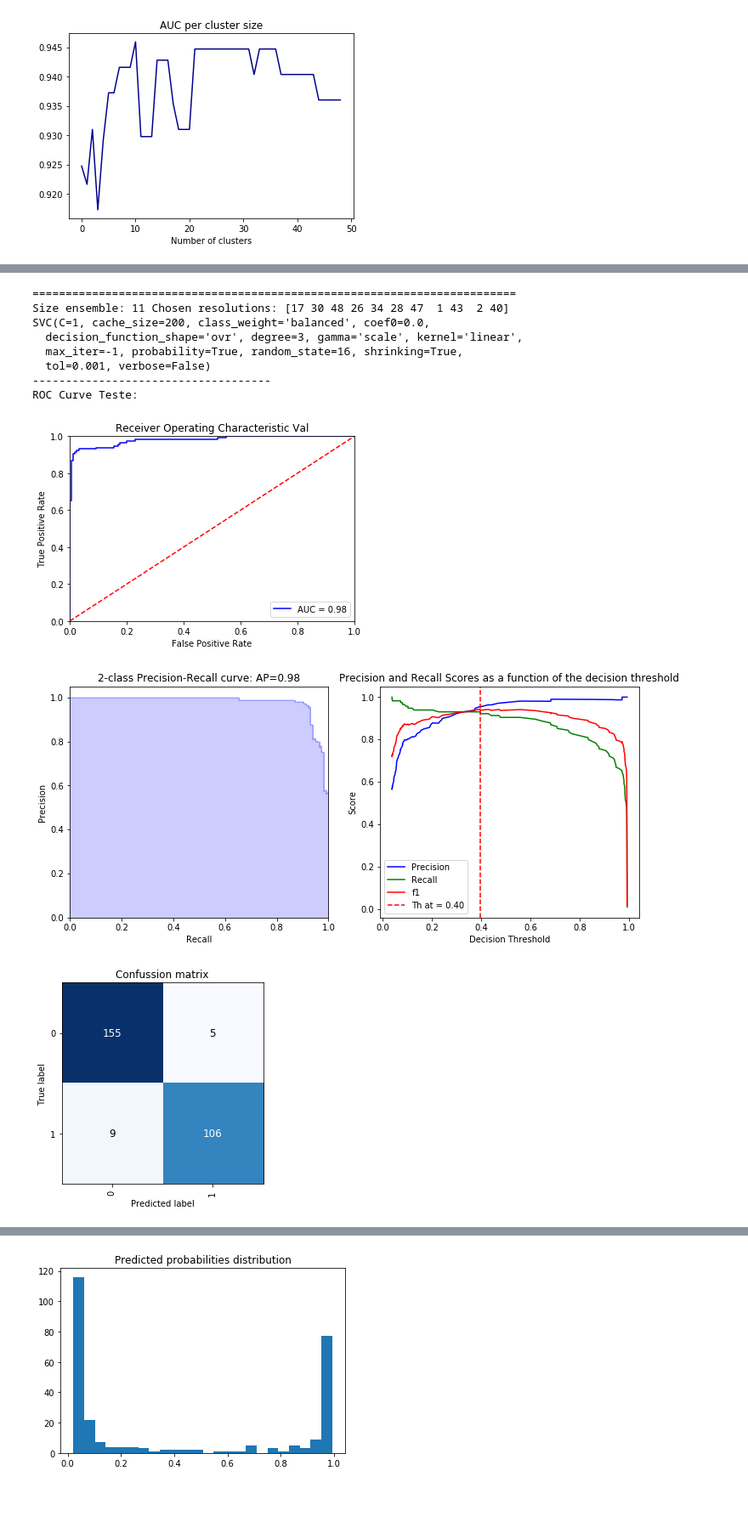
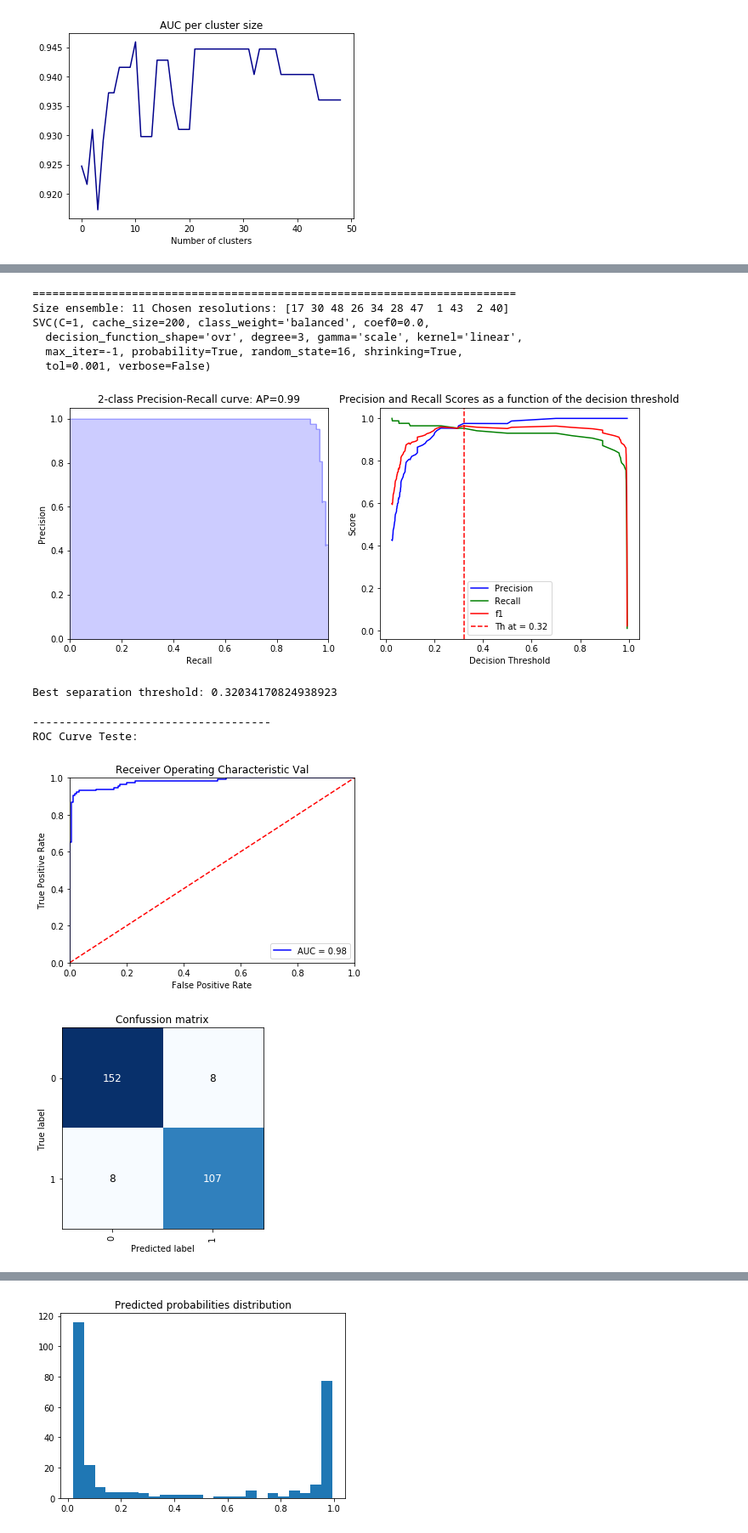
Before and after one commit to saramirthis/CC_seg_clas, a Jupyter notebook: main.ipynb, the cells around one changed output, grey strips where cells are left out. Shown at 85% size. Saved outputs shown, nothing was run; the diff lists cells and outputs as text; code cells hidden in the pictures; blank space fills up the shorter version.

Commit message:
threshold calculated over validation dataset

```diff
--- a/main.ipynb
+++ b/main.ipynb
@@ -330,59 +330,64 @@ Element(42):  [  9  10  59  66  67  68  79  83  95 110 114 125 157 162 185 203 2
  248 263 268 284 416 417] AUC:(0.8993206521739131)
 Element(44):  [  9  66  67  68  79  83  95 110 114 125 157 162 185 203 228 248 254 263
  268 284] AUC:(0.9154891304347826)
+# %%
+print('=========================================================================')
+print("Size ensemble:", len(list_clusters), "Chosen resolutions:", resols_ref[res_chs])
+
+svm_ind = np.array([]).reshape(0,Y_valid.shape[0])
+for res_ch in res_chs:
+    svm_ind = np.vstack((svm_ind, d_train["string{0}".format(res_ch)].predict_proba(X_valid_norm[:,res_ch,:])[:,1]))
+svm_ind = svm_ind.T
+clf = GridSearchCV(svm.SVC(gamma='scale', class_weight='balanced', random_state=16, probability=True),
+                   tuned_parameters_ens, iid=False, cv=cv_ens, scoring='roc_auc')
+
+clf.fit(svm_ind, Y_valid)
+print(clf.best_estimator_)
+
+y_pred_probs = clf.predict_proba(svm_ind)[:,1]
+__, opt_th = ax.plot_prc(Y_valid, y_pred_probs)
+
+print('Best separation threshold: {}'.format(opt_th))
+# %% [output]
+=========================================================================
+Size ensemble: 11 Chosen resolutions: [17 30 48 26 34 28 47  1 43  2 40]
+SVC(C=1, cache_size=200, class_weight='balanced', coef0=0.0,
+  decision_function_shape='ovr', degree=3, gamma='scale', kernel='linear',
+  max_iter=-1, probability=True, random_state=16, shrinking=True,
+  tol=0.001, verbose=False)
+[figure, added]
+Best separation threshold: 0.32034170824938923
 # %%
-print('=========================================================================')
-print("Size ensemble:", len(list_clusters), "Chosen resolutions:", resols_ref[res_chs])
-
-svm_ind = np.array([]).reshape(0,Y_valid.shape[0])
-for res_ch in res_chs:
-    svm_ind = np.vstack((svm_ind, d_train["string{0}".format(res_ch)].predict_proba(X_valid_norm[:,res_ch,:])[:,1]))
-svm_ind = svm_ind.T
-clf = GridSearchCV(svm.SVC(gamma='scale', class_weight='balanced', random_state=16, probability=True),
-                   tuned_parameters_ens, iid=False, cv=cv_ens, scoring='roc_auc')
-
-clf.fit(svm_ind, Y_valid)
-print(clf.best_estimator_)
-
 svm_ind = np.array([]).reshape(0,Y_test.shape[0])
 for res_ch in res_chs:
     svm_ind = np.vstack((svm_ind, d_train["string{0}".format(res_ch)].predict_proba(X_test_norm[:,res_ch,:])[:,1]))
 svm_ind = svm_ind.T
 
 y_pred_probs = clf.predict_proba(svm_ind)[:,1]
 AUC_cl = ax.plot_roc(y_true, y_pred_probs)
-__, opt_th = ax.plot_prc(y_true, y_pred_probs)
 
 y_pred = y_pred_probs > opt_th
 
 mx_conf = confusion_matrix(y_true, y_pred)
 ax.plot_matrix(mx_conf, classes=np.unique(y_true), fig_size=4,
             title='Confussion matrix', opt_bar=False)
 
 ind_err_rand = np.where(np.logical_xor(y_true, y_pred))
-ind_err = test_index[ind_err_rand]
 
 accuracy, recall, precision, f1 = ax.report_metrics(mx_conf)
 
 print('===== Final Report =====')
 print(tabulate([['AUC', AUC_cl],
                 ['Accuracy', accuracy],
                 ['Recall', recall],
                 ['Precision', precision],
                 ['F1', f1],],
                ['Metric', 'Value'], tablefmt='grid'))
 # %% [output]
-=========================================================================
-Size ensemble: 11 Chosen resolutions: [17 30 48 26 34 28 47  1 43  2 40]
-SVC(C=1, cache_size=200, class_weight='balanced', coef0=0.0,
-  decision_function_shape='ovr', degree=3, gamma='scale', kernel='linear',
-  max_iter=-1, probability=True, random_state=16, shrinking=True,
-  tol=0.001, verbose=False)
 ------------------------------------
 ROC Curve Teste:
 [figure]
-[figure, old version]
+[figure, new version]
-[figure, removed]
 ===== Final Report =====
 +-----------+----------+
 | Metric    |    Value |
```
Also changed, not shown: parts of 2 cells of this notebook, 4 other files.
